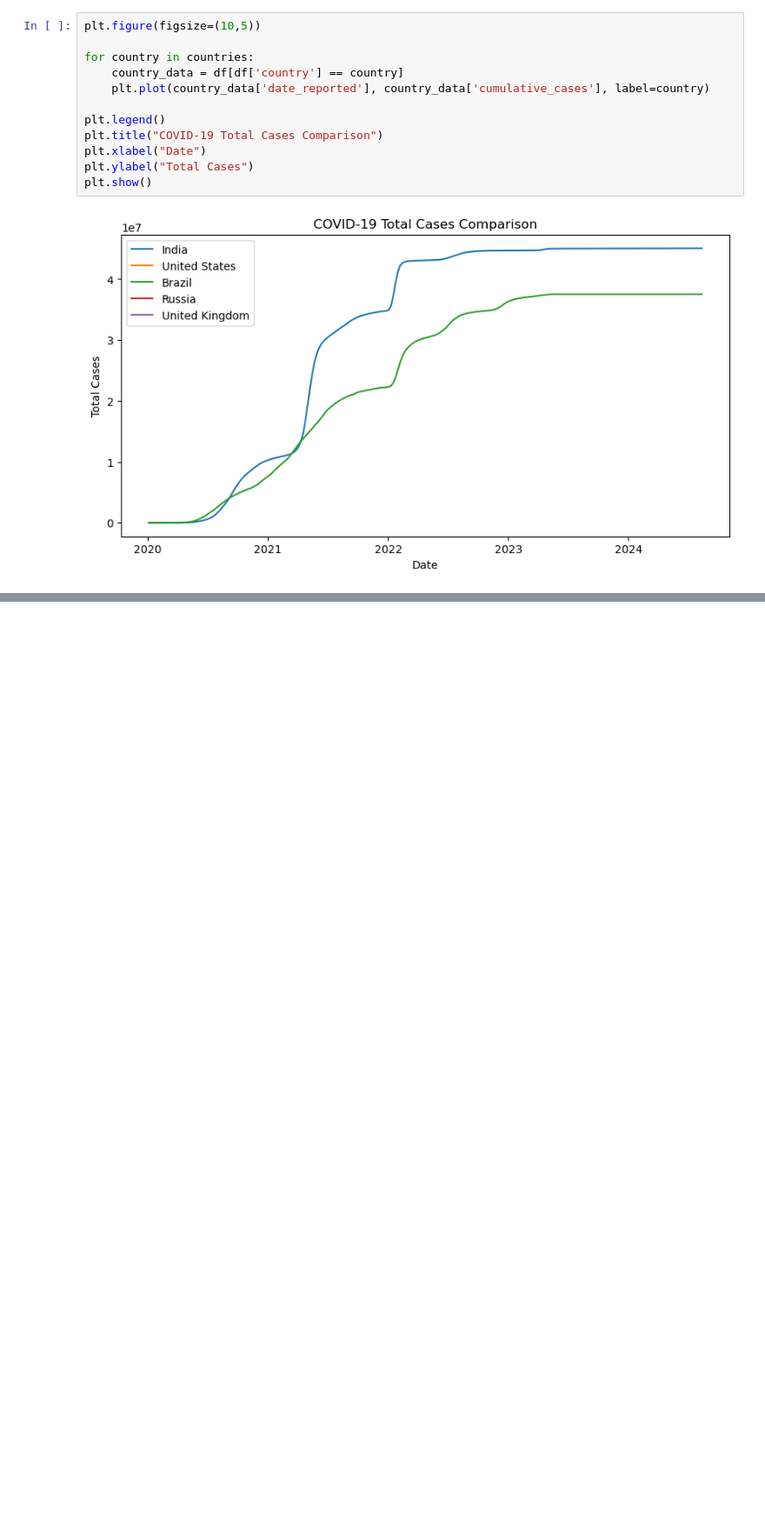
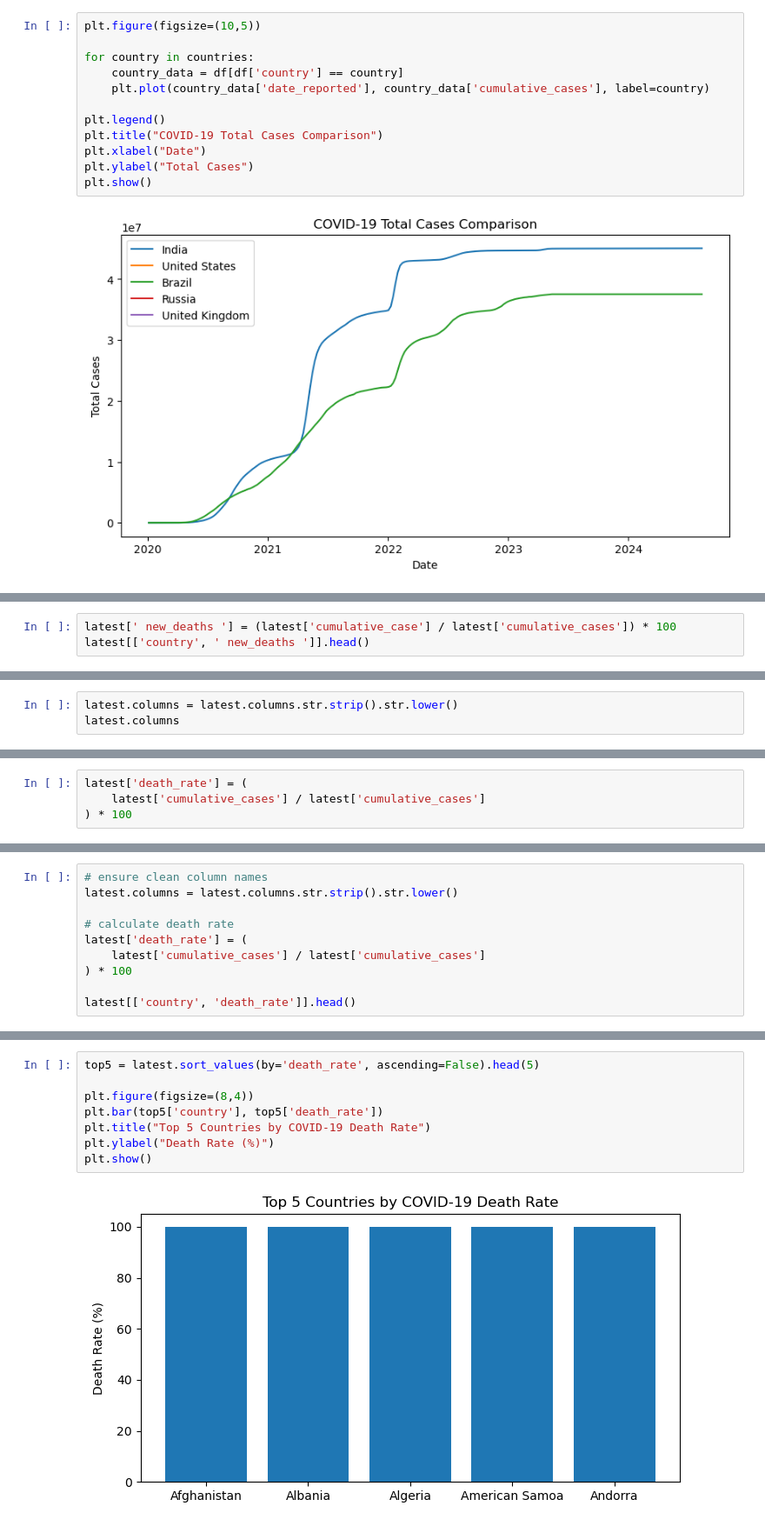
Before and after one commit to Ruchitha-006/Covid-19-data-analysis, a Jupyter notebook: covid-19_analysis.ipynb, the cells around one changed output, grey strips where cells are left out. Shown at 87% size. Saved outputs shown, nothing was run; the diff lists cells and outputs as text; blank space fills up the shorter version.

Commit message:
covid-19_analysis

```diff
--- a/covid-19_analysis.ipynb
+++ b/covid-19_analysis.ipynb
@@ -210,0 +228,3 @@ plt.show()
+# %%
+latest[' new_deaths '] = (latest['cumulative_case'] / latest['cumulative_cases']) * 100
+latest[['country', ' new_deaths ']].head()
@@ -210,0 +239,3 @@ plt.show()
+# %%
+latest.columns = latest.columns.str.strip().str.lower()
+latest.columns
@@ -210,0 +250,4 @@ plt.show()
+# %%
+latest['death_rate'] = (
+    latest['cumulative_cases'] / latest['cumulative_cases']
+) * 100
@@ -210,0 +271,10 @@ plt.show()
+# %%
+# ensure clean column names
+latest.columns = latest.columns.str.strip().str.lower()
+
+# calculate death rate
+latest['death_rate'] = (
+    latest['cumulative_cases'] / latest['cumulative_cases']
+) * 100
+
+latest[['country', 'death_rate']].head()
@@ -210,0 +288,10 @@ plt.show()
+# %%
+top5 = latest.sort_values(by='death_rate', ascending=False).head(5)
+
+plt.figure(figsize=(8,4))
+plt.bar(top5['country'], top5['death_rate'])
+plt.title("Top 5 Countries by COVID-19 Death Rate")
+plt.ylabel("Death Rate (%)")
+plt.show()
+# %% [output]
+[figure, added]
```
Also changed, not shown: parts of 11 cells of this notebook.
